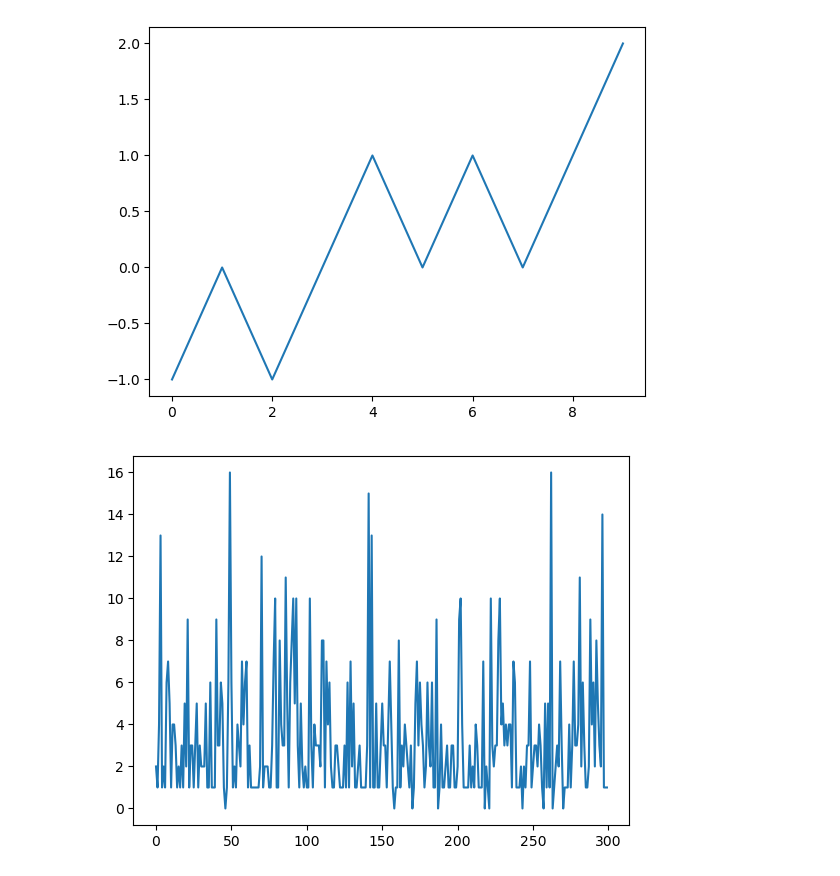
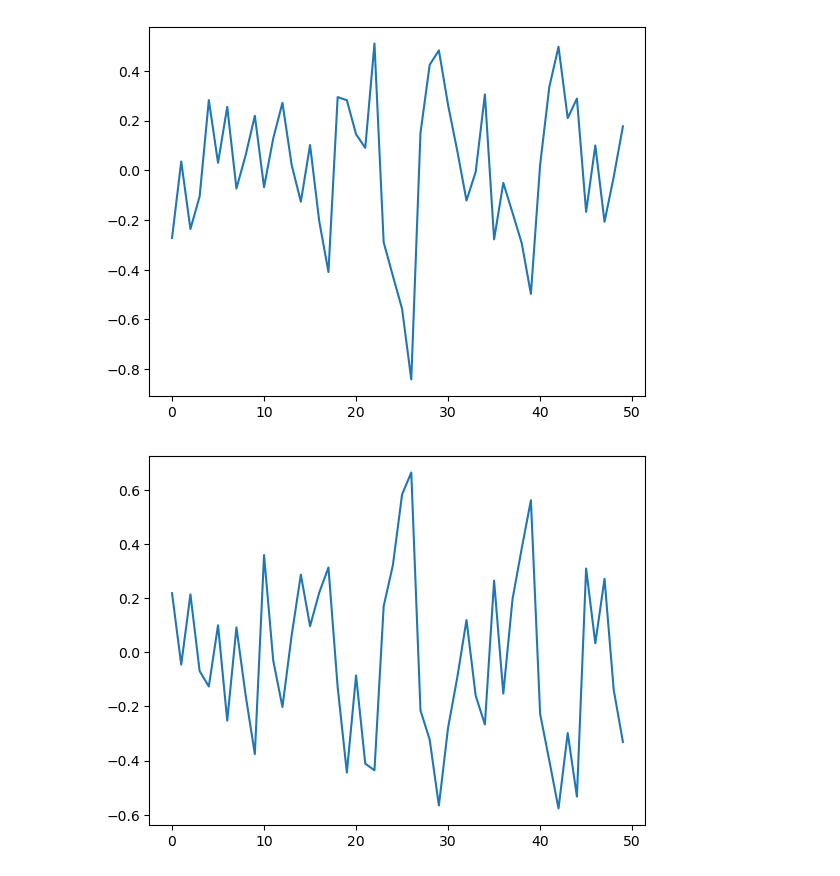
Before and after one commit to NanZiqian/2024-mcm, a Jupyter notebook: ztj/proc.ipynb, the cells around one changed output. Drawn from its saved outputs; the diff is of its cells as text; code cells hidden in the pictures.

```diff
--- a/ztj/proc.ipynb
+++ b/ztj/proc.ipynb
@@ -195,9 +162,12 @@ momentum = calcMomentum(lst4match1[0: 10], '1', 5)
 # %%
+
 import matplotlib.pyplot as plt
-plt.plot(tot[0: 10])
+# plt.plot(tot[0: 10])
+# plt.show()
+plt.plot(momentum1[: 50])
 plt.show()
-plt.plot(p1_dist)
+plt.plot(momentum2[: 50])
 plt.show()
 # %% [output]
-[figure, old version]
+[figure, new version]
-[figure, old version]
+[figure, new version]
```
Also changed, not shown: parts of 4 cells of this notebook, 13 other files.
